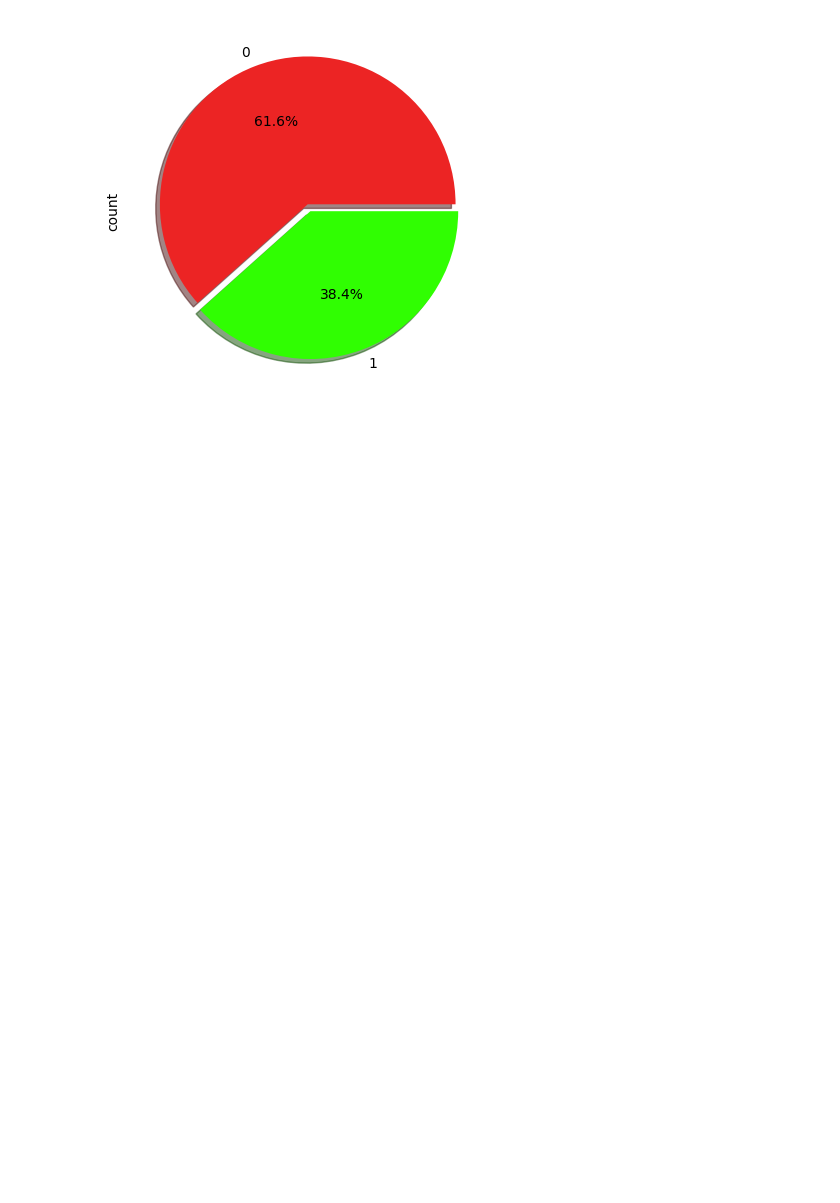
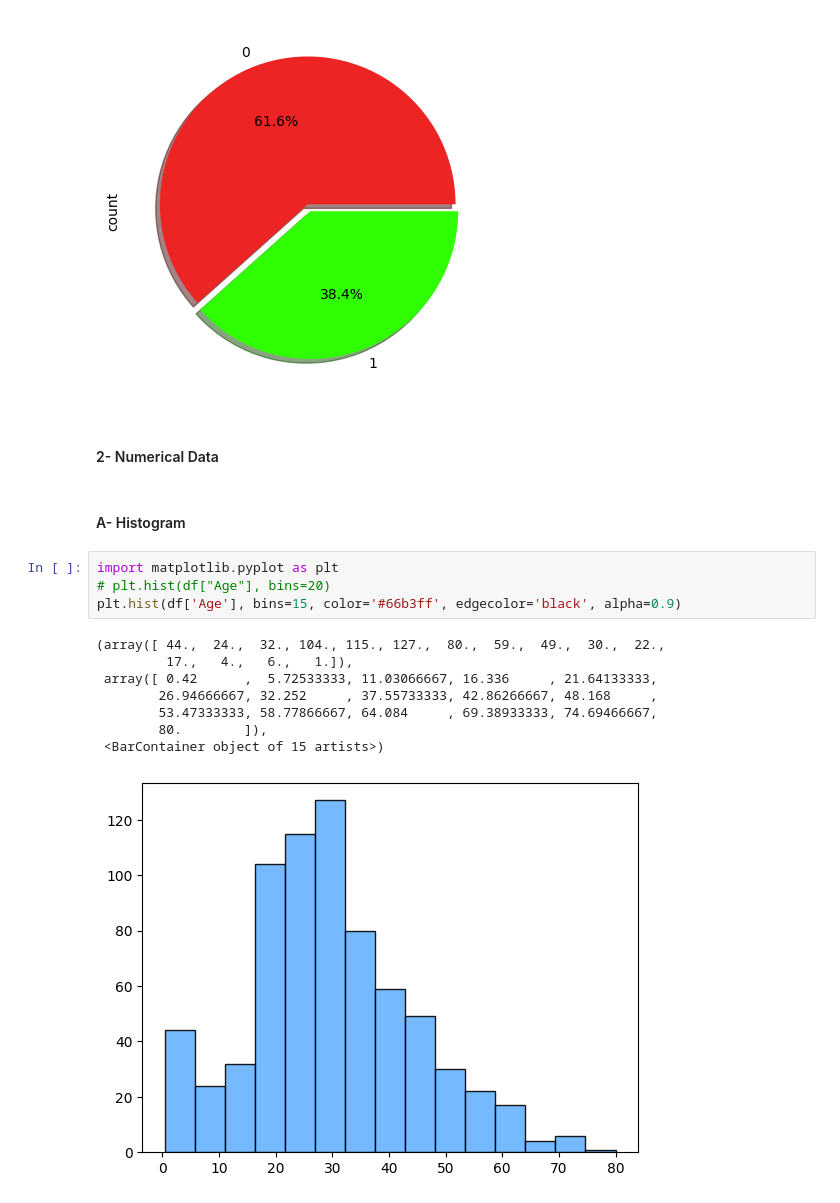
Before and after one commit to hanuman-kshitij1001/My-AIML-Journey, a Jupyter notebook: 10_Machine-Learing/20_EDA_using_Univariate_Analysis.ipynb, the cells around one changed output. Drawn from its saved outputs; the diff is of its cells as text; blank space fills up the shorter version.

```diff
--- a/10_Machine-Learing/20_EDA_using_Univariate_Analysis.ipynb
+++ b/10_Machine-Learing/20_EDA_using_Univariate_Analysis.ipynb
@@ -152,3 +152,20 @@ df['Survived'].value_counts().plot(kind='pie', autopct='%1.1f%%', colors=["#ec24
 # %% [output]
 <Axes: ylabel='count'>
 [figure]
+# %% [markdown]
+#### 2- Numerical Data
+# %% [markdown]
+#### A- Histogram
+# %%
+import matplotlib.pyplot as plt
+# plt.hist(df["Age"], bins=20)
+plt.hist(df['Age'], bins=15, color='#66b3ff', edgecolor='black', alpha=0.9)
+# %% [output]
+(array([ 44.,  24.,  32., 104., 115., 127.,  80.,  59.,  49.,  30.,  22.,
+         17.,   4.,   6.,   1.]),
+ array([ 0.42      ,  5.72533333, 11.03066667, 16.336     , 21.64133333,
+        26.94666667, 32.252     , 37.55733333, 42.86266667, 48.168     ,
+        53.47333333, 58.77866667, 64.084     , 69.38933333, 74.69466667,
+        80.        ]),
+ <BarContainer object of 15 artists>)
+[figure, added]
```
Also changed, not shown: parts of 7 cells of this notebook.
